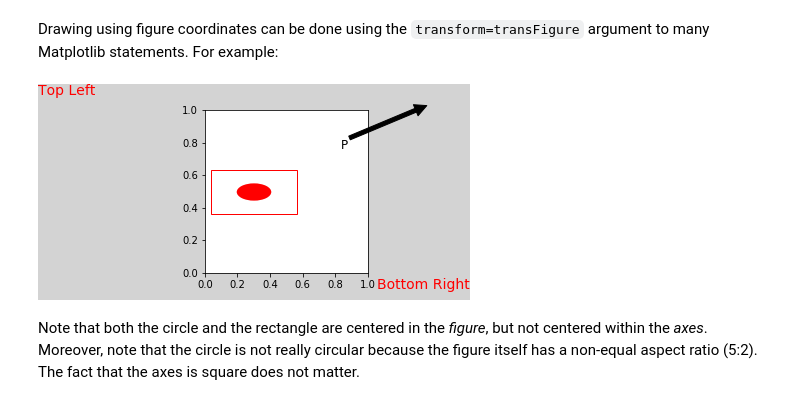
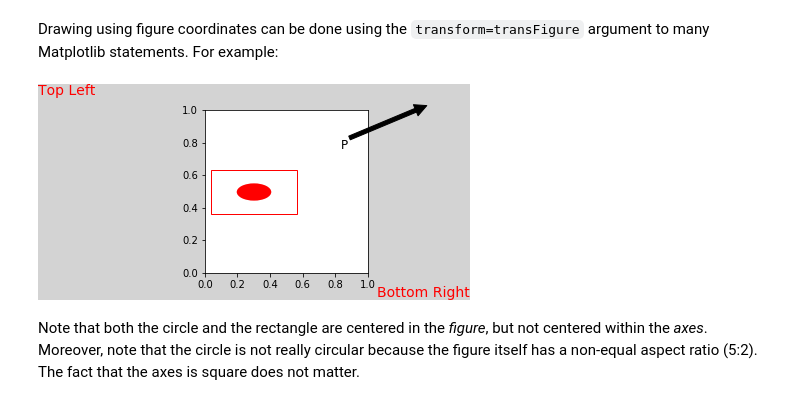
Before and after one commit to UU-IMAU/Python-for-lunch-Notebooks, a Jupyter notebook: PFL_07_matplotlib_basics/Matplotlib coordinate systems.ipynb, the cells around one changed output. Saved outputs shown, nothing was run; the diff lists cells and outputs as text; code cells hidden in the pictures.

```diff
--- a/PFL_07_matplotlib_basics/Matplotlib coordinate systems.ipynb
+++ b/PFL_07_matplotlib_basics/Matplotlib coordinate systems.ipynb
@@ -156,36 +156,37 @@ fig.subplots_adjust(left=0.25)
 ax.set_aspect('equal')
 
 ax.text(x=0.0, y=1,
         s='Top Left', color='r',
         transform=fig.transFigure, # Figure coordinates
         fontsize=14,
         verticalalignment='top')
 
-ax.text(x=1, y=0.05,
+ax.text(x=1, y=0.0,
         s='Bottom Right', color='r',
         transform=fig.transFigure, # Figure coordinates
         fontsize=14,
-        horizontalalignment='right')
+        horizontalalignment='right',
+        verticalalignment='bottom')
 
 # Create some shapes
 rect = patches.Rectangle((0.4,0.4),0.2,0.2,linewidth=1,edgecolor='r',facecolor='none', transform=fig.transFigure)
 circ = patches.Circle((0.5,0.5),radius=0.04,facecolor='r',transform=fig.transFigure)
 
 for shape in rect,circ:
     ax.add_patch(shape)
 
 # Axes.annotate does not have the "transform" argument since it offers the flexibility
 # to the transform the target point and the text location separately. The tranformation can
 # be specified using the "xycoords" and "textcoords" arguments
 ax.annotate(s='P',
             xy=(.9,.9),
             xytext=(.7,.7),
             xycoords=fig.transFigure,
             textcoords=fig.transFigure,
             fontsize=12,
             arrowprops=dict(facecolor='black'));
 # %% [output]
-[figure, old version]
+[figure, new version]
 # %% [markdown]
 Note that both the circle and the rectangle are centered in the _figure_, but not centered within the _axes_. Moreover, note that the circle is not really circular because the figure itself has a non-equal aspect ratio (5:2). The fact that the axes is square does not matter.
 # %% [markdown]
```
Also changed, not shown: parts of 1 cell of this notebook.
